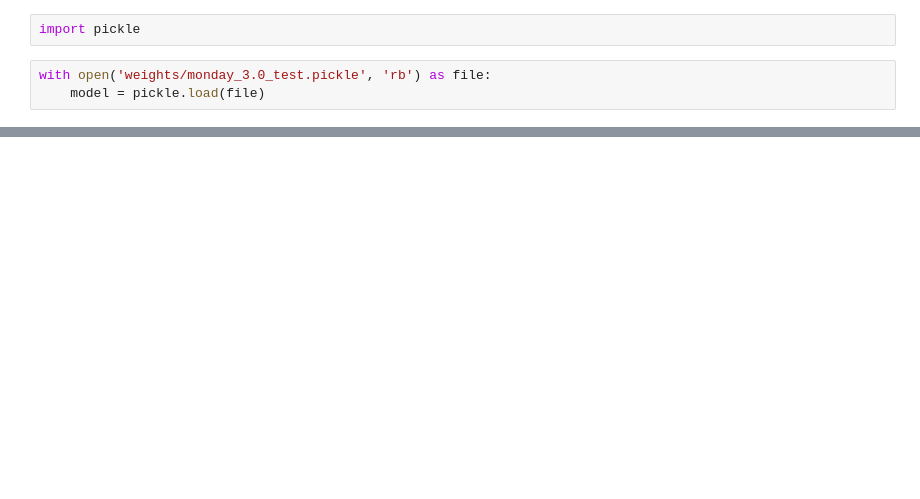
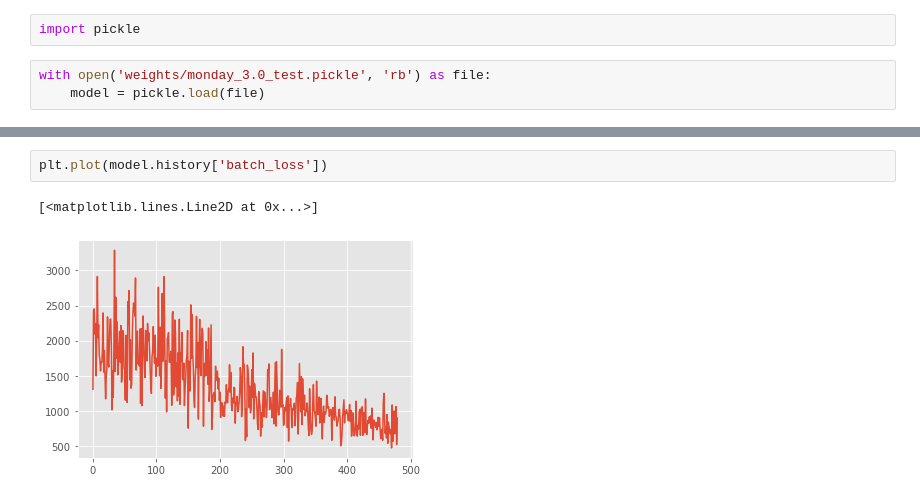
Before and after one commit to scespinoza/louisville-scooters, a Jupyter notebook: Training Curves.ipynb, the cells around one changed output, grey strips where cells are left out. Saved outputs shown, nothing was run; the diff lists cells and outputs as text; blank space fills up the shorter version.

```diff
--- a/Training Curves.ipynb
+++ b/Training Curves.ipynb
@@ -19,0 +20,5 @@ plt.legend()
+# %%
+plt.plot(model.history['batch_loss'])
+# %% [output]
+[<matplotlib.lines.Line2D at 0x...>]
+[figure, added]
```
Also changed, not shown: parts of 1 cell of this notebook, 25 other files.
